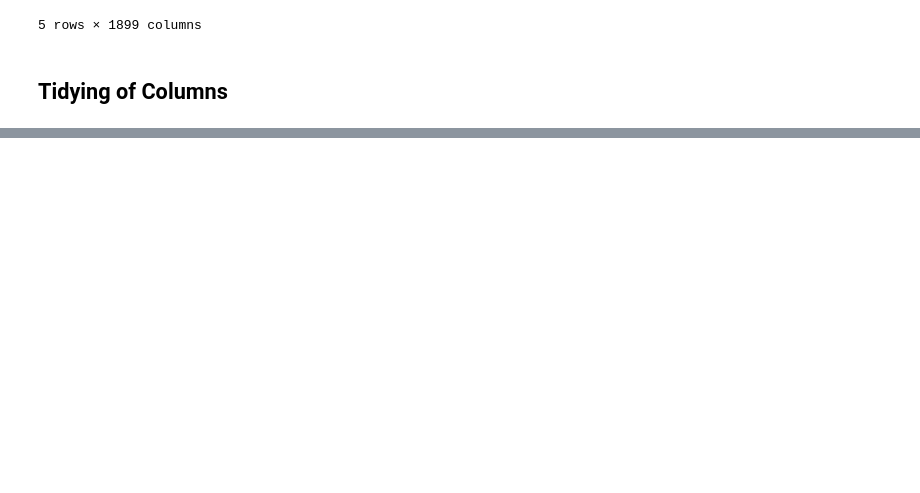
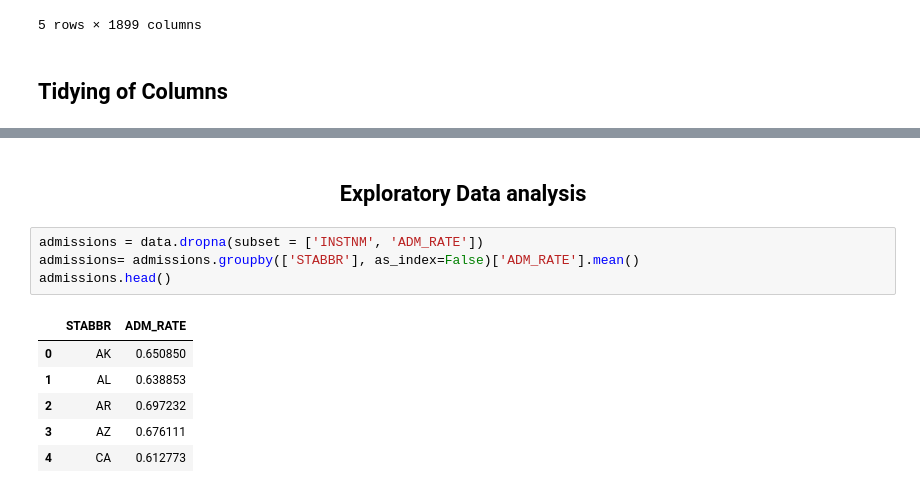
Before and after one commit to ZionJoseph/320-project-5, a Jupyter notebook: College Scorecard Tutorial.ipynb, the cells around one changed output, grey strips where cells are left out. Saved outputs shown, nothing was run; the diff lists cells and outputs as text; blank space fills up the shorter version.

```diff
--- a/College Scorecard Tutorial.ipynb
+++ b/College Scorecard Tutorial.ipynb
@@ -91,3 +92,16 @@ for index, row in noNaN.iterrows():
 map_osm
 # %% [output]
 [interactive output not drawn]
+# %% [markdown]
+<h2><center>Exploratory Data analysis</center></h2>
+# %%
+admissions = data.dropna(subset = ['INSTNM', 'ADM_RATE'])
+admissions= admissions.groupby(['STABBR'], as_index=False)['ADM_RATE'].mean()
+admissions.head()
+# %% [output]
+|  | STABBR | ADM_RATE |
+| 0 | AK | 0.650850 |
+| 1 | AL | 0.638853 |
+| 2 | AR | 0.697232 |
+| 3 | AZ | 0.676111 |
+| 4 | CA | 0.612773 |
```
Also changed, not shown: parts of 7 cells of this notebook.
